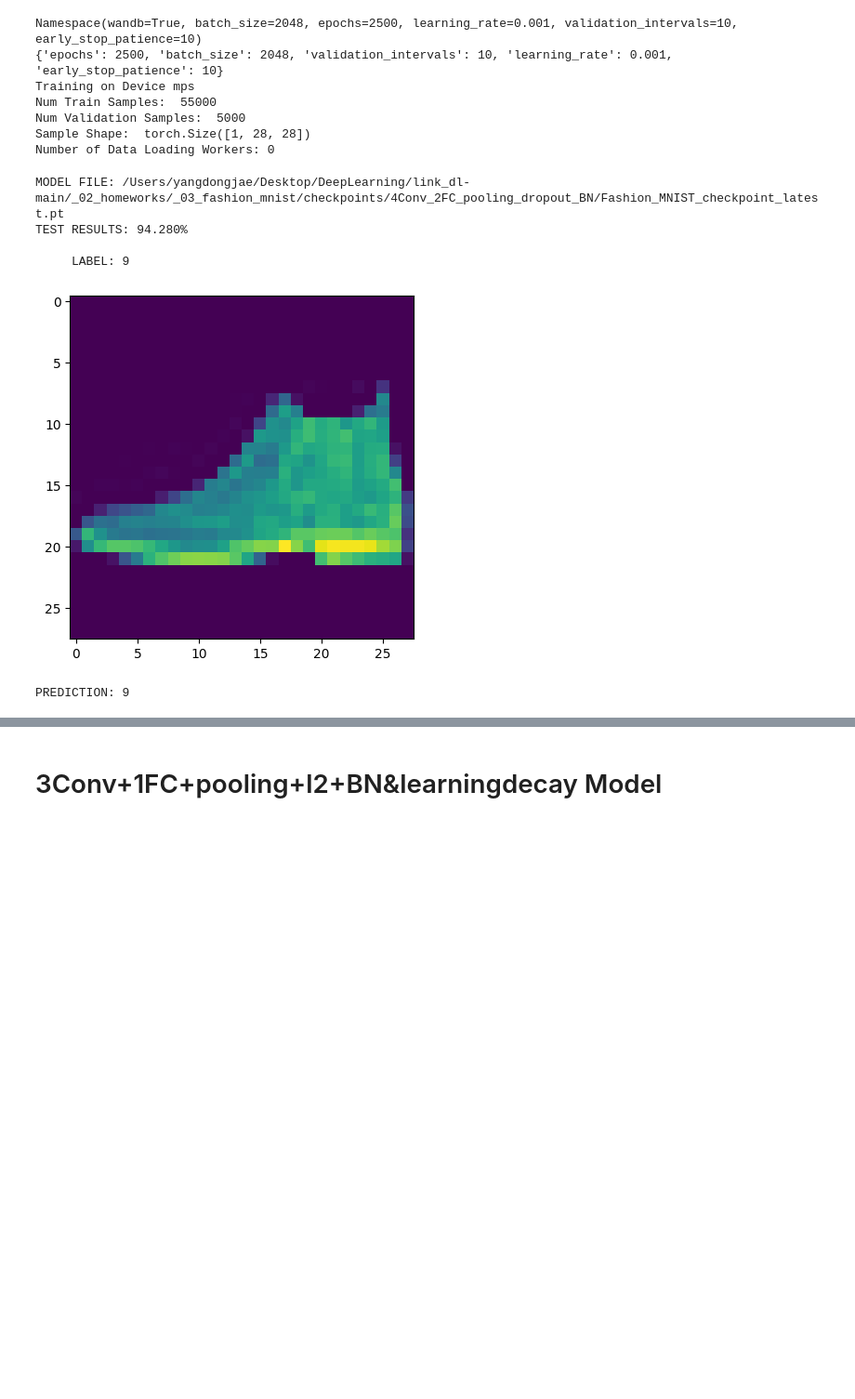
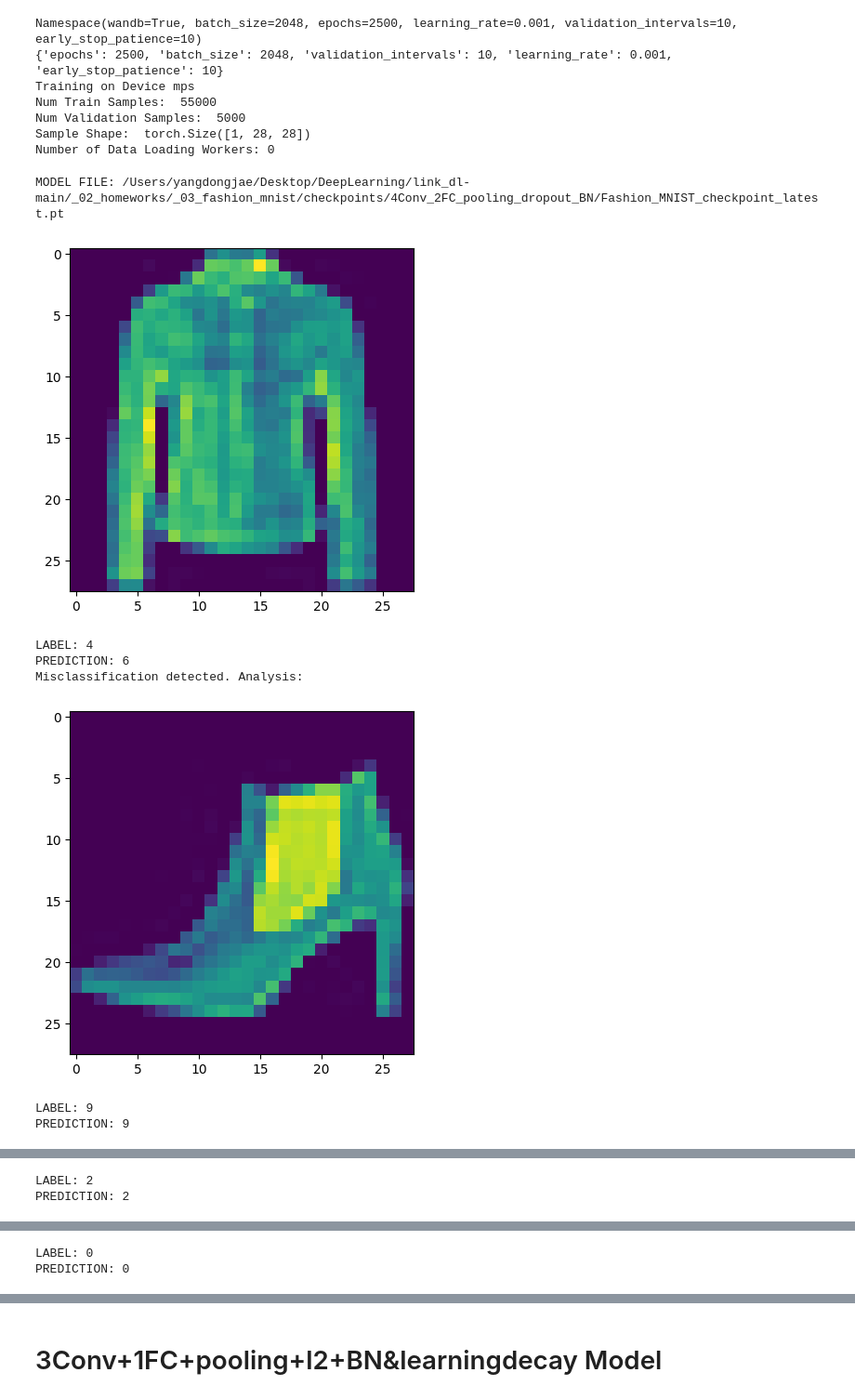
Before and after one commit to YangDongJae/DeepLearning, a Jupyter notebook: link_dl-main/_02_homeworks/_03_fashion_mnist/homework_3.ipynb, the cells around one changed output, grey strips where cells are left out. Shown at 93% size. Saved outputs shown, nothing was run; the diff lists cells and outputs as text; code cells hidden in the pictures; blank space fills up the shorter version.

```diff
--- a/link_dl-main/_02_homeworks/_03_fashion_mnist/homework_3.ipynb
+++ b/link_dl-main/_02_homeworks/_03_fashion_mnist/homework_3.ipynb
@@ -610,27 +612,35 @@ Number of Data Loading Workers: 0
 # %%
 CHECKPOINT_FILE_PATH ='/Users/yangdongjae/Desktop/DeepLearning/link_dl-main/_02_homeworks/_03_fashion_mnist/checkpoints/4Conv_2FC_pooling_dropout_BN/'
 
 test_model = get_my_model()
 classification_tester = ClassificationTester(
     'Fashion_MNIST', test_model, my_test_data_loader, my_f_mnist_transforms, CHECKPOINT_FILE_PATH
 )
-classification_tester.test()
 
-print()
+random_indices = random.sample(range(len(my_f_mnist_test_images)), 10)
 
-img, label = my_f_mnist_test_images[0]
-print("     LABEL:", label)
-plt.imshow(img)
-plt.show()
+for idx in random_indices:
+    img, label = my_f_mnist_test_images[idx]
+    plt.imshow(img)
+    plt.show()
+    print("LABEL:", label)
 
-output = classification_tester.test_single(
-torch.tensor(np.array(my_f_mnist_test_images[0][0])).unsqueeze(dim=0).unsqueeze(dim=0)
-)
-print("PREDICTION:", output)
+
+    img_tensor = torch.tensor(np.array(img)).unsqueeze(dim=0).unsqueeze(dim=0)
+
+
+    output = classification_tester.test_single(img_tensor)
+    print("PREDICTION:", output)
+
+
+    if label != output:
+        print("Misclassification detected. Analysis:")
 # %% [output]
 MODEL FILE: /Users/yangdongjae/Desktop/DeepLearning/link_dl-main/_02_homeworks/_03_fashion_mnist/checkpoints/4Conv_2FC_pooling_dropout_BN/Fashion_MNIST_checkpoint_latest.pt
-TEST RESULTS: 94.280%
-
-     LABEL: 9
-[figure, old version]
+[figure, new version]
-PREDICTION: 9
+LABEL: 4
+PREDICTION: 6
+Misclassification detected. Analysis:
+[figure, added]
+LABEL: 9
+PREDICTION: 9
@@ -636,0 +648,2 @@ PREDICTION: 9
+LABEL: 2
+PREDICTION: 2
@@ -636,0 +651,2 @@ PREDICTION: 9
+LABEL: 0
+PREDICTION: 0
```
Also changed, not shown: parts of 7 cells of this notebook, 8 other files.
